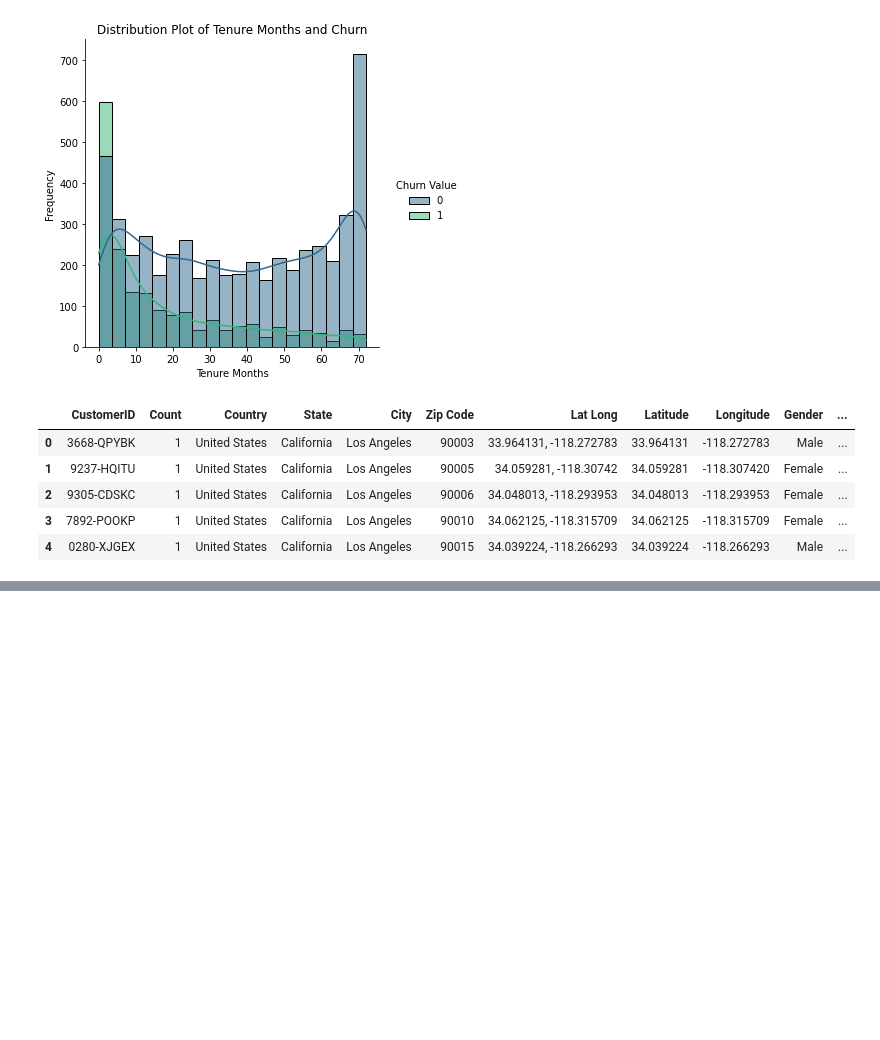
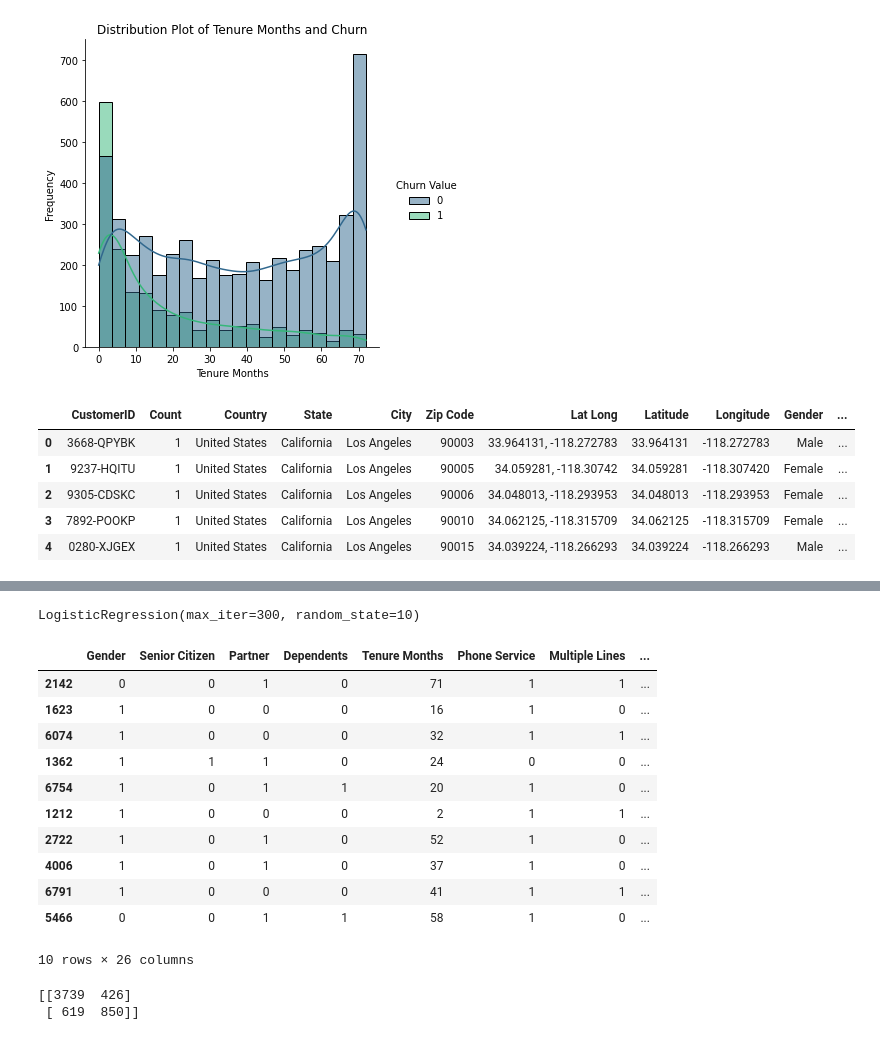
Before and after one commit to ldearlove/Digital-Futures-Swan-Project, a Jupyter notebook: Egle.ipynb, the cells around one changed output, grey strips where cells are left out. Saved outputs shown, nothing was run; the diff lists cells and outputs as text; code cells hidden in the pictures; blank space fills up the shorter version.

```diff
--- a/Egle.ipynb
+++ b/Egle.ipynb
@@ -248,0 +437,25 @@ df = pd.get_dummies(df, columns = ['Payment Method'], drop_first = True, prefix
+# %%
+X_train_fe = feature_eng(X_train)
+# %%
+lr = LogisticRegression(max_iter=300, random_state=10)
+# %%
+lr.fit(X_train_fe, y_train)
+# %% [output]
+LogisticRegression(max_iter=300, random_state=10)
+# %%
+X_train_fe[['prob_stay', 'prob_churn']] = lr.predict_proba(X_train_fe)
+# %%
+X_train_fe.head(10)
+# %% [output]
+|  | Gender | Senior Citizen | Partner | Dependents | Tenure Months | Phone Service | Multiple Lines | ... |
+| 2142 | 0 | 0 | 1 | 0 | 71 | 1 | 1 | ... |
+| 1623 | 1 | 0 | 0 | 0 | 16 | 1 | 0 | ... |
+| 6074 | 1 | 0 | 0 | 0 | 32 | 1 | 1 | ... |
+| 1362 | 1 | 1 | 1 | 0 | 24 | 0 | 0 | ... |
+| 6754 | 1 | 0 | 1 | 1 | 20 | 1 | 0 | ... |
+| 1212 | 1 | 0 | 0 | 0 | 2 | 1 | 1 | ... |
+| 2722 | 1 | 0 | 1 | 0 | 52 | 1 | 0 | ... |
+| 4006 | 1 | 0 | 1 | 0 | 37 | 1 | 0 | ... |
+| 6791 | 1 | 0 | 0 | 0 | 41 | 1 | 1 | ... |
+| 5466 | 0 | 0 | 1 | 1 | 58 | 1 | 0 | ... |
+10 rows × 26 columns
@@ -248,0 +464,5 @@ df = pd.get_dummies(df, columns = ['Payment Method'], drop_first = True, prefix
+# %%
+print(metrics.confusion_matrix(y_train, X_train_fe['y_pred']))
+# %% [output]
+[[3739  426]
+ [ 619  850]]
```
Also changed, not shown: parts of 50 cells of this notebook, 1 other file.
